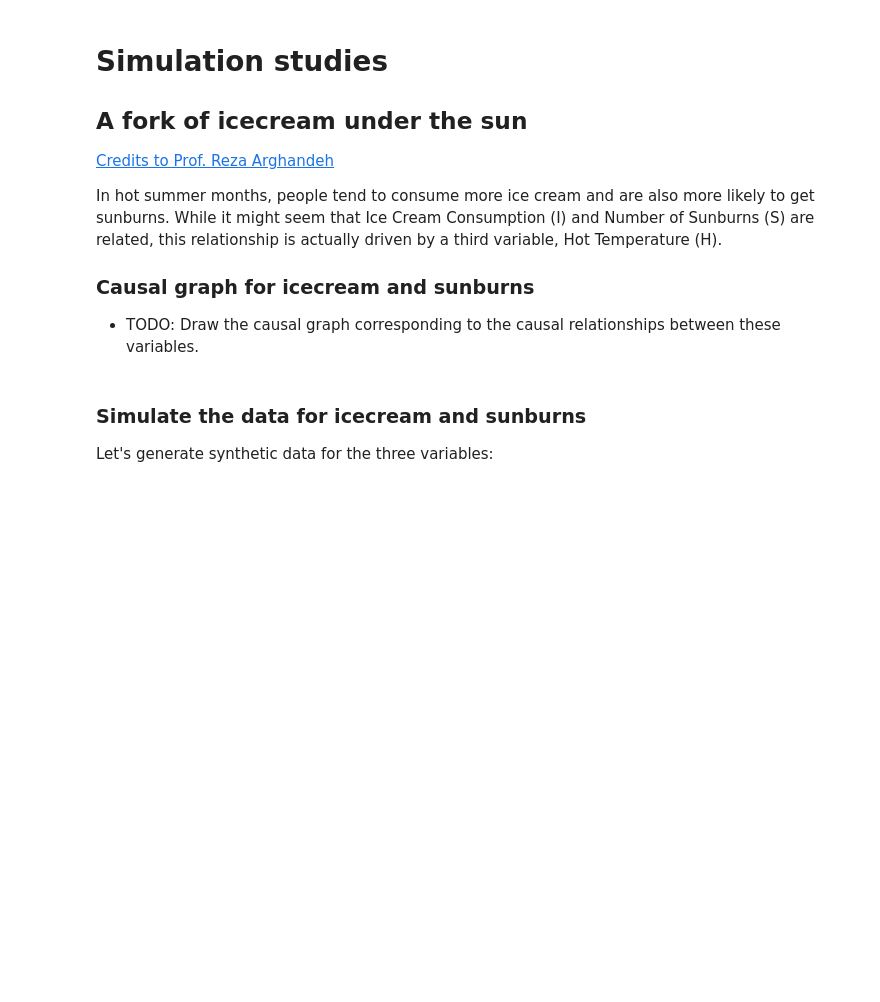
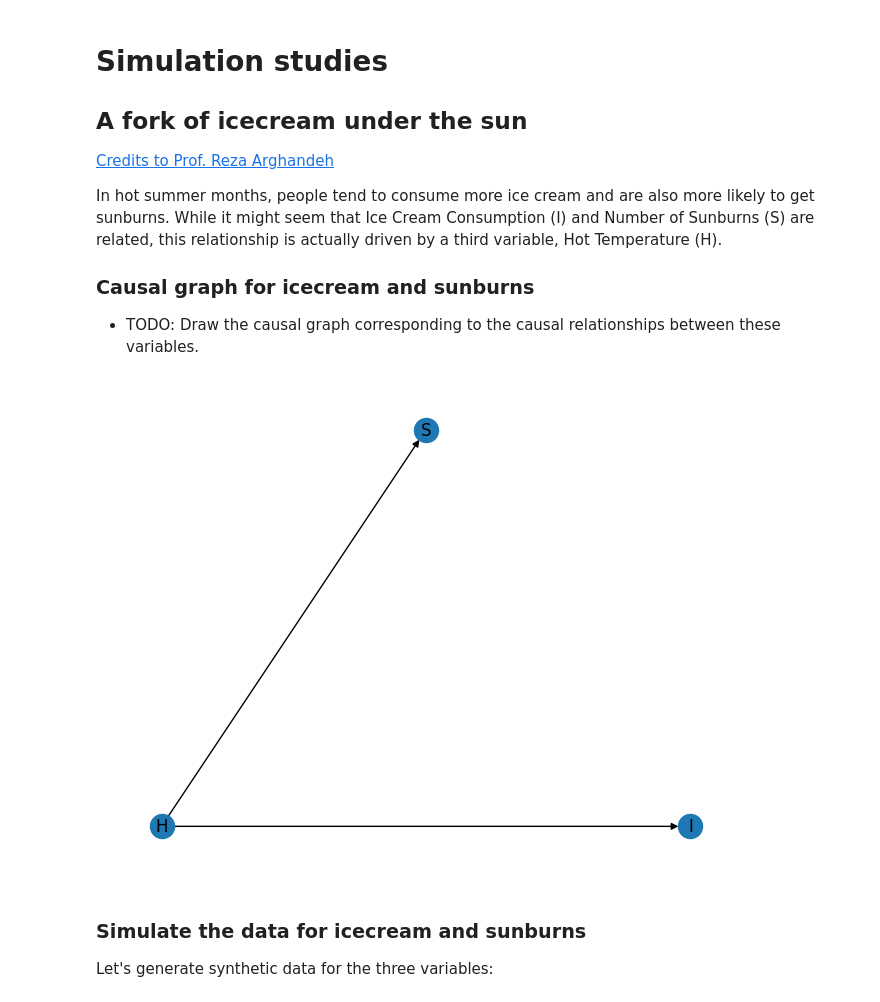
Before and after one commit to MaelaGLG/ML-for-econometrics, a Jupyter notebook: notebooks/dags_practical_session.ipynb, the cells around one changed output. Saved outputs shown, nothing was run; the diff lists cells and outputs as text; code cells hidden in the pictures; blank space fills up the shorter version.

```diff
--- a/notebooks/dags_practical_session.ipynb
+++ b/notebooks/dags_practical_session.ipynb
@@ -93,6 +124,20 @@ third variable, Hot Temperature (H).
 between these variables.
 # %%
 # CODE HERE
+
+digraph2 = nx.DiGraph(
+    [
+        ("H", "I"),
+        ("H", "S")
+    ]
+)
+
+G2 = DAG(digraph2)
+
+nx.draw_planar(G2, with_labels=True)
+plt.show()
+# %% [output]
+[figure, added]
 # %% [markdown]
 ### Simulate the data for icecream and sunburns
 Let's generate synthetic data for the three variables:
```
Also changed, not shown: parts of 17 cells of this notebook.
